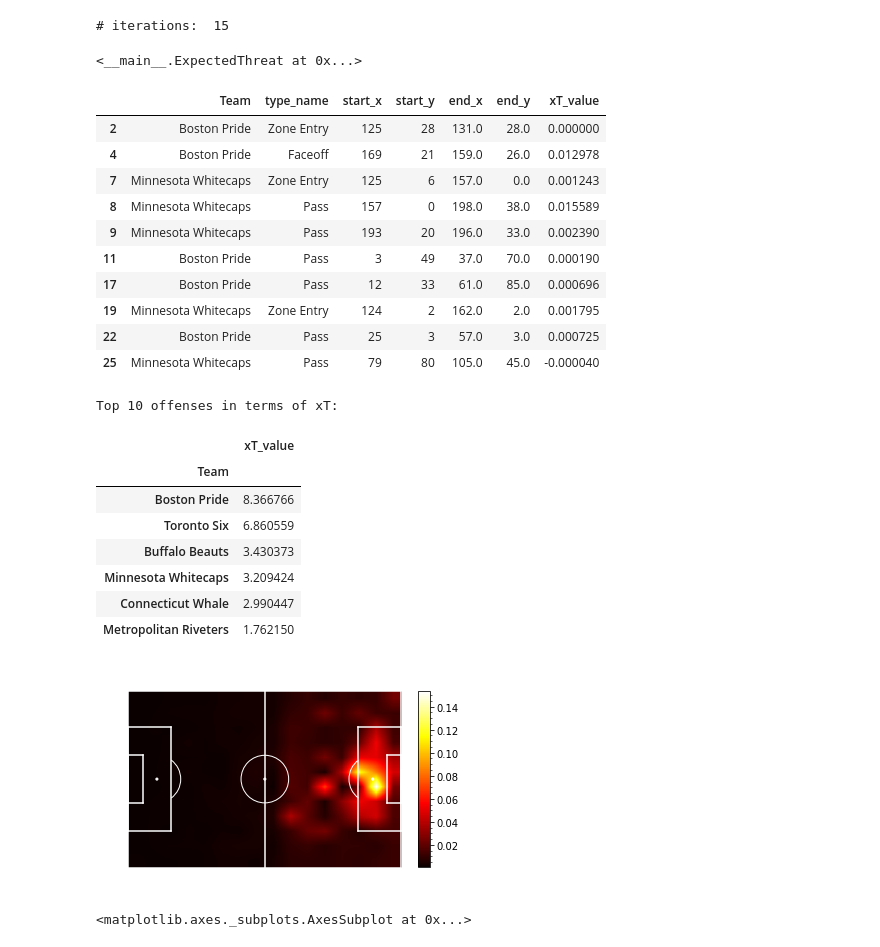
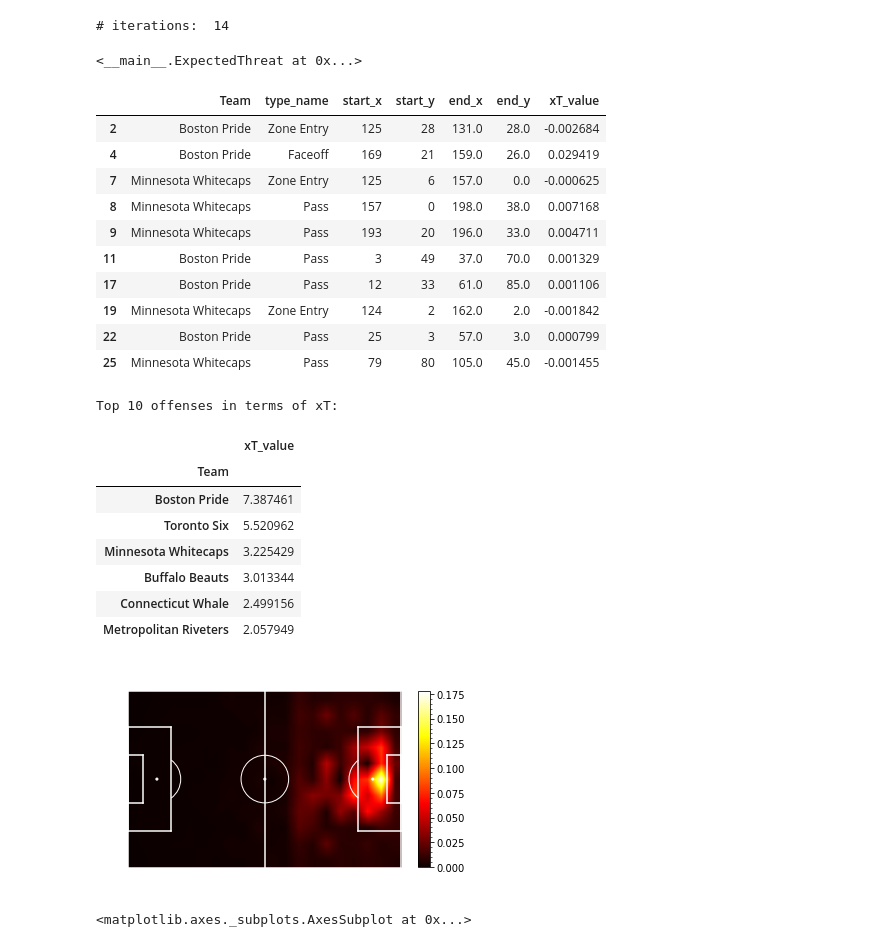
Before and after one commit to pablolopez2733/BigDataCup, a Jupyter notebook: xT_model-Adrian/xT-model-nwhl.ipynb, the cells around one changed output. Drawn from its saved outputs; the diff is of its cells as text; code cells hidden in the pictures.

```diff
--- a/xT_model-Adrian/xT-model-nwhl.ipynb
+++ b/xT_model-Adrian/xT-model-nwhl.ipynb
@@ -18,8 +18,8 @@ try:
     from scipy.interpolate import interp2d
 except ImportError:
     interp2d = None
-M: int = 12
-N: int = 16
+M: int = 11
+N: int = 20
 # %%
 def _get_cell_indexes(x: Series, y: Series, l: int = N, w: int = M) -> Tuple[Series, Series]:
     xmin = 0
@@ -30,7 +30,7 @@ def _get_cell_indexes(x: Series, y: Series, l: int = N, w: int = M) -> Tuple[Ser
     yj = yj.astype(int).clip(0, w - 1)
     return xi, yj
 #test
-xi, yj = _get_cell_indexes(actions.start_x, actions.start_y, l=16, w=12)
+xi, yj = _get_cell_indexes(actions.start_x, actions.start_y, l=20, w=11)
 # %%
 def _get_flat_indexes(x: Series, y: Series, l: int = N, w: int = M) -> Series:
     xi, yj = _get_cell_indexes(x, y, l, w)
@@ -445,11 +445,11 @@ class ExpectedThreat:
 
         return xT_end - xT_start
 # %%
-xTModel = ExpectedThreat(l=16, w=12) # seems like we can specify the number of areas
+xTModel = ExpectedThreat(l=20, w=11) # seems like we can specify the number of areas
 # which is cool
 xTModel.fit(data)
 # %% [output]
-# iterations:  15
+# iterations:  14
 <__main__.ExpectedThreat at 0x...>
 # %%
 mov_actions = get_successful_move_actions(data)
@@ -464,16 +464,16 @@ mov_actions[
 ][:10]
 # %% [output]
 |  | Team | type_name | start_x | start_y | end_x | end_y | xT_value |
-| 2 | Boston Pride | Zone Entry | 125 | 28 | 131.0 | 28.0 | 0.000000 |
-| 4 | Boston Pride | Faceoff | 169 | 21 | 159.0 | 26.0 | 0.012978 |
-| 7 | Minnesota Whitecaps | Zone Entry | 125 | 6 | 157.0 | 0.0 | 0.001243 |
-| 8 | Minnesota Whitecaps | Pass | 157 | 0 | 198.0 | 38.0 | 0.015589 |
-| 9 | Minnesota Whitecaps | Pass | 193 | 20 | 196.0 | 33.0 | 0.002390 |
-| 11 | Boston Pride | Pass | 3 | 49 | 37.0 | 70.0 | 0.000190 |
-| 17 | Boston Pride | Pass | 12 | 33 | 61.0 | 85.0 | 0.000696 |
-| 19 | Minnesota Whitecaps | Zone Entry | 124 | 2 | 162.0 | 2.0 | 0.001795 |
-| 22 | Boston Pride | Pass | 25 | 3 | 57.0 | 3.0 | 0.000725 |
-| 25 | Minnesota Whitecaps | Pass | 79 | 80 | 105.0 | 45.0 | -0.000040 |
+| 2 | Boston Pride | Zone Entry | 125 | 28 | 131.0 | 28.0 | -0.002684 |
+| 4 | Boston Pride | Faceoff | 169 | 21 | 159.0 | 26.0 | 0.029419 |
+| 7 | Minnesota Whitecaps | Zone Entry | 125 | 6 | 157.0 | 0.0 | -0.000625 |
+| 8 | Minnesota Whitecaps | Pass | 157 | 0 | 198.0 | 38.0 | 0.007168 |
+| 9 | Minnesota Whitecaps | Pass | 193 | 20 | 196.0 | 33.0 | 0.004711 |
+| 11 | Boston Pride | Pass | 3 | 49 | 37.0 | 70.0 | 0.001329 |
+| 17 | Boston Pride | Pass | 12 | 33 | 61.0 | 85.0 | 0.001106 |
+| 19 | Minnesota Whitecaps | Zone Entry | 124 | 2 | 162.0 | 2.0 | -0.001842 |
+| 22 | Boston Pride | Pass | 25 | 3 | 57.0 | 3.0 | 0.000799 |
+| 25 | Minnesota Whitecaps | Pass | 79 | 80 | 105.0 | 45.0 | -0.001455 |
 # %%
 #Top 10 teams
 print("Top 10 offenses in terms of xT:")
@@ -486,21 +486,21 @@ pd.DataFrame(
 Top 10 offenses in terms of xT:
 |  | xT_value |
 | Team |  |
-| Boston Pride | 8.366766 |
-| Toronto Six | 6.860559 |
-| Buffalo Beauts | 3.430373 |
-| Minnesota Whitecaps | 3.209424 |
-| Connecticut Whale | 2.990447 |
-| Metropolitan Riveters | 1.762150 |
+| Boston Pride | 7.387461 |
+| Toronto Six | 5.520962 |
+| Minnesota Whitecaps | 3.225429 |
+| Buffalo Beauts | 3.013344 |
+| Connecticut Whale | 2.499156 |
+| Metropolitan Riveters | 2.057949 |
 # %%
 import matplotsoccer as mps
 
 interp = xTModel.interpolator()
-x = np.linspace(0, 200, 200*4)
-y = np.linspace(0, 85, 85*4)
+x = np.linspace(0, 200, 2000)
+y = np.linspace(0, 85, 850)
 mps.heatmap(interp(x,y), cmap="hot", linecolor="white", cbar="True")
 # %% [output]
-[figure, old version]
+[figure, new version]
 <matplotlib.axes._subplots.AxesSubplot at 0x...>
 # %%
 import seaborn as sns
```
Also changed, not shown: parts of 14 cells of this notebook, 5 other files.
